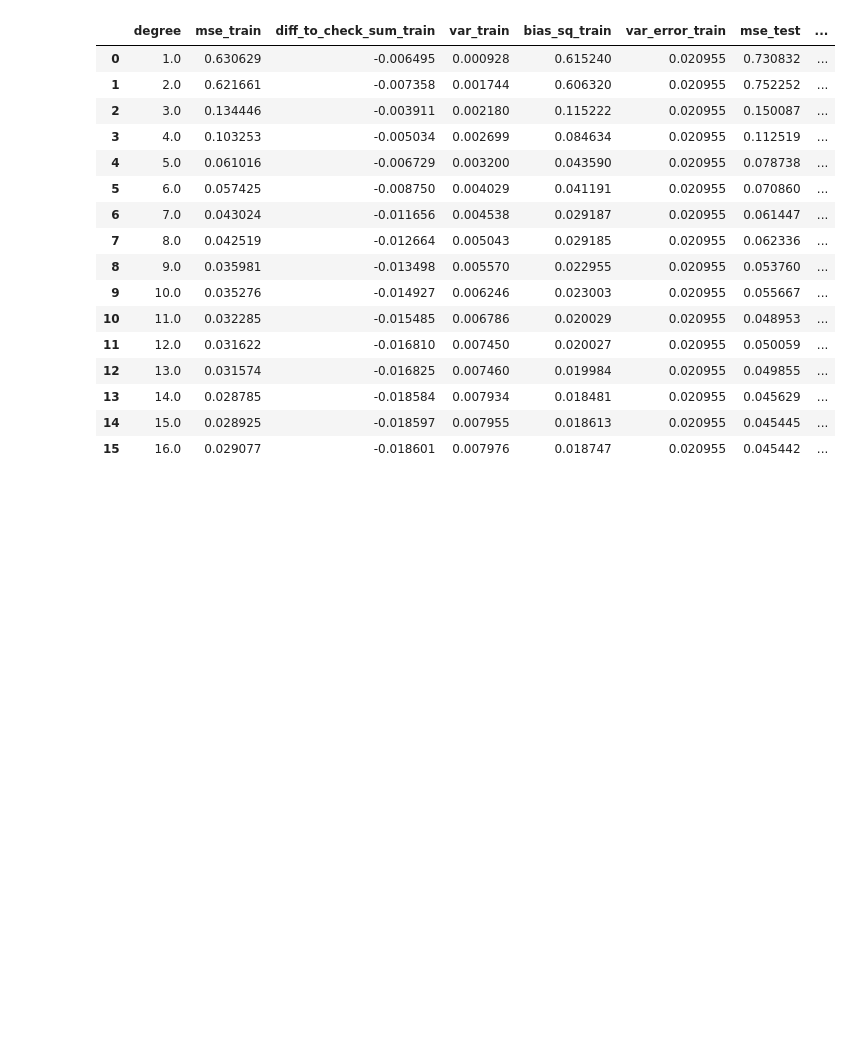
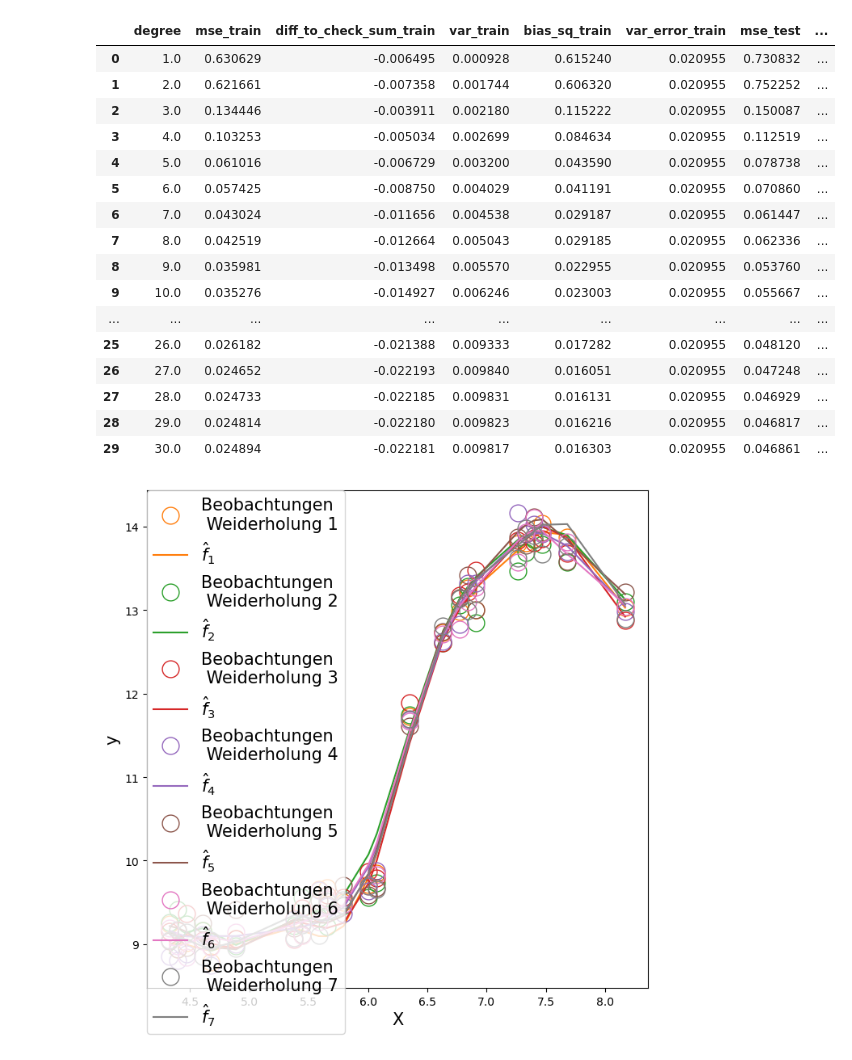
Before and after one commit to g-r-m-n/python_variance_bias_trade_off, a Jupyter notebook: bias_variance_tradeoff.ipynb, the cells around one changed output. Saved outputs shown, nothing was run; the diff lists cells and outputs as text; code cells hidden in the pictures; blank space fills up the shorter version.

```diff
--- a/bias_variance_tradeoff.ipynb
+++ b/bias_variance_tradeoff.ipynb
@@ -18,8 +18,9 @@ os.makedirs(output_folder_plots,exist_ok=True)
 
 SAVE_OUTPUT = 1 # save the resulting plots
 TYPE        = 'highly_non_linear' # linear, non_linear, highly_non_linear
-fontsize    = 20
-linewidth   = 2
+fontsize    = 15
+linewidth   = 4
+markersize  = 15
 # %%
 np.random.seed(10)
 n_reps = 30 # number of repetitions
@@ -37,7 +38,7 @@ if TYPE =='highly_non_linear':
 error = { i:np.random.normal(0, error_sd, n) for i in range(n_reps)}
 y   = y_expected + error[0]
 curve = pd.DataFrame(np.column_stack([x,y]),columns=['x','y'])
-plt.plot(curve['x'],curve['y'],'o', markersize=10, fillstyle='none', label='Beobachtungen', linewidth=linewidth )
+plt.plot(curve['x'],curve['y'],'o', markersize=markersize, fillstyle='none', label='Beobachtungen', linewidth=linewidth )
 
 plt.ylabel('y',fontsize=fontsize)
 plt.xlabel('X',fontsize=fontsize)
@@ -76,12 +77,12 @@ plt.plot( curve.x, curve.fit,
 p = np.polyfit( curve.x, curve.y, deg = 3 )
 curve['fit'] = np.polyval( p, curve.x )
 plt.plot( curve.x, curve.fit,
-         label='Polynomialer Fit (Grad 3)', color= 'grey', linewidth=linewidth)
+         label='Polynomialer Fit (Grad 3)', color= 'cyan', linewidth=linewidth)
 
-p = np.polyfit( curve.x, curve.y, deg = 15 )
+p = np.polyfit( curve.x, curve.y, deg = 16 )
 curve['fit'] = np.polyval( p, curve.x )
 plt.plot( curve.x, curve.fit,
-         label='Polynomialer Fit (Grad 15)', color= 'purple', linewidth=linewidth)
+         label='Polynomialer Fit (Grad 16)', color= 'magenta', linewidth=linewidth)
 
 if TYPE =='linear':
        plt.legend(bbox_to_anchor=(0, 1),
@@ -109,8 +162,30 @@ train_X = x[inx_train]
 
 # select the test data:
 test_X = x[inx_test]
+# %%
+import matplotlib.colors as mcolors
+def plot_fit_rep(i, r, test_X, test_y, predict_y_test, SAVE_OUTPUT, TYPE, markersize, linewidth, fontsize):
+
+    color_list = list(mcolors.TABLEAU_COLORS)
+    #plt.clf() # clear figure
+    plt.plot(test_X, test_y,'o', markersize=markersize, fillstyle='none', color= color_list[r],label='Beobachtungen Wdh. '+str(r), linewidth=linewidth ) # label='Beobachtungen',
+
+    plt.ylabel('y',fontsize=fontsize)
+    plt.xlabel('X',fontsize=fontsize)
+
+    plt.plot( np.sort(test_X),predict_y_test[np.argsort(test_X)],
+            label='$\hat{f}_'+str(r)+'$', color= color_list[r])# label='Polynomialer Fit (Grad '+str(i)+',\n Wiederholung '+str(r)+')' , color= 'magenta', linewidth=linewidth)
+    if 1:
+        plt.legend(bbox_to_anchor=(0, 1),
+                loc='upper left',
+                borderaxespad=0.,fontsize=fontsize)
+
+    if SAVE_OUTPUT:
+        plt.savefig(output_folder_plots  +'Beobachtungen_mit_fit_rep_'+str(r)+'_poly_'+str(i)+'_'+TYPE+'.pdf',bbox_inches="tight")
 # %%
 max_poly = 16
+if TYPE =='highly_non_linear':
+    max_poly = 30
 
 # initialize the metric array:
 metrics_df = pd.DataFrame( columns = ["degree",
@@ -148,6 +223,10 @@ for i in range( 0, max_poly ):
         # # store the test results:
         reps_df[inx_test,:,r] = np.array([ (test_y - predict_y_test)**2, predict_y_test, predict_y_test - y_expected[inx_test] , error[r][inx_test]**2 ]).T
 
+        # save plots:
+        if (i==16) & (TYPE=='highly_non_linear') & (r in [1, 2, 3, 4, 5, 6, 7,]):
+            plot_fit_rep(i, r, test_X, test_y, predict_y_test, SAVE_OUTPUT, TYPE, markersize, linewidth, fontsize)
+
     fit_mse_train    = np.mean(reps_df[inx_train,0,:].mean(axis=1))
     fit_var_train    = np.mean(reps_df[inx_train,1,:].var(axis=1))
     #fit_var_train    = reps_df[inx_train,1,:].mean(axis=1)
@@ -160,39 +239,40 @@ for i in range( 0, max_poly ):
     fit_bias_test   = np.mean(reps_df[inx_test,2,:].mean(axis=1)**2)
     error_var_test  = np.mean(reps_df[inx_test,3,:].mean(axis=1))
 
     metrics_df.loc[i] = [ i+1,
                       # train:
                       fit_mse_train,
                       fit_mse_train - (fit_var_train + fit_bias_train + error_var_train),
                       fit_var_train,
                       fit_bias_train,
                       error_var_train,
                       # test
                       fit_mse_test,
                       fit_mse_test - (fit_var_test+fit_bias_test +error_var_test),
                       fit_var_test,
                       fit_bias_test,
                       error_var_test
                     ]
 metrics_df
 # %% [output]
 |  | degree | mse_train | diff_to_check_sum_train | var_train | bias_sq_train | var_error_train | mse_test | ... |
 | 0 | 1.0 | 0.630629 | -0.006495 | 0.000928 | 0.615240 | 0.020955 | 0.730832 | ... |
 | 1 | 2.0 | 0.621661 | -0.007358 | 0.001744 | 0.606320 | 0.020955 | 0.752252 | ... |
 | 2 | 3.0 | 0.134446 | -0.003911 | 0.002180 | 0.115222 | 0.020955 | 0.150087 | ... |
 | 3 | 4.0 | 0.103253 | -0.005034 | 0.002699 | 0.084634 | 0.020955 | 0.112519 | ... |
 | 4 | 5.0 | 0.061016 | -0.006729 | 0.003200 | 0.043590 | 0.020955 | 0.078738 | ... |
 | 5 | 6.0 | 0.057425 | -0.008750 | 0.004029 | 0.041191 | 0.020955 | 0.070860 | ... |
 | 6 | 7.0 | 0.043024 | -0.011656 | 0.004538 | 0.029187 | 0.020955 | 0.061447 | ... |
 | 7 | 8.0 | 0.042519 | -0.012664 | 0.005043 | 0.029185 | 0.020955 | 0.062336 | ... |
 | 8 | 9.0 | 0.035981 | -0.013498 | 0.005570 | 0.022955 | 0.020955 | 0.053760 | ... |
 | 9 | 10.0 | 0.035276 | -0.014927 | 0.006246 | 0.023003 | 0.020955 | 0.055667 | ... |
-| 10 | 11.0 | 0.032285 | -0.015485 | 0.006786 | 0.020029 | 0.020955 | 0.048953 | ... |
-| 11 | 12.0 | 0.031622 | -0.016810 | 0.007450 | 0.020027 | 0.020955 | 0.050059 | ... |
-| 12 | 13.0 | 0.031574 | -0.016825 | 0.007460 | 0.019984 | 0.020955 | 0.049855 | ... |
-| 13 | 14.0 | 0.028785 | -0.018584 | 0.007934 | 0.018481 | 0.020955 | 0.045629 | ... |
-| 14 | 15.0 | 0.028925 | -0.018597 | 0.007955 | 0.018613 | 0.020955 | 0.045445 | ... |
-| 15 | 16.0 | 0.029077 | -0.018601 | 0.007976 | 0.018747 | 0.020955 | 0.045442 | ... |
+| ... | ... | ... | ... | ... | ... | ... | ... | ... |
+| 25 | 26.0 | 0.026182 | -0.021388 | 0.009333 | 0.017282 | 0.020955 | 0.048120 | ... |
+| 26 | 27.0 | 0.024652 | -0.022193 | 0.009840 | 0.016051 | 0.020955 | 0.047248 | ... |
+| 27 | 28.0 | 0.024733 | -0.022185 | 0.009831 | 0.016131 | 0.020955 | 0.046929 | ... |
+| 28 | 29.0 | 0.024814 | -0.022180 | 0.009823 | 0.016216 | 0.020955 | 0.046817 | ... |
+| 29 | 30.0 | 0.024894 | -0.022181 | 0.009817 | 0.016303 | 0.020955 | 0.046861 | ... |
+[figure, added]
 # %%
 plt.plot( metrics_df.degree,
        metrics_df.mse_train,
```
Also changed, not shown: parts of 7 cells of this notebook.
